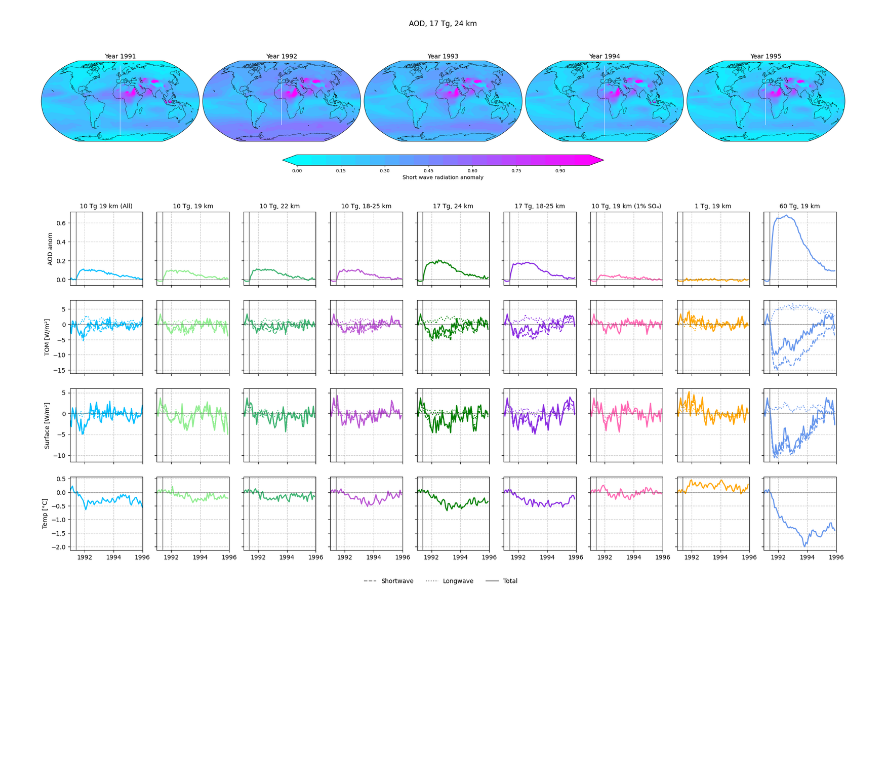
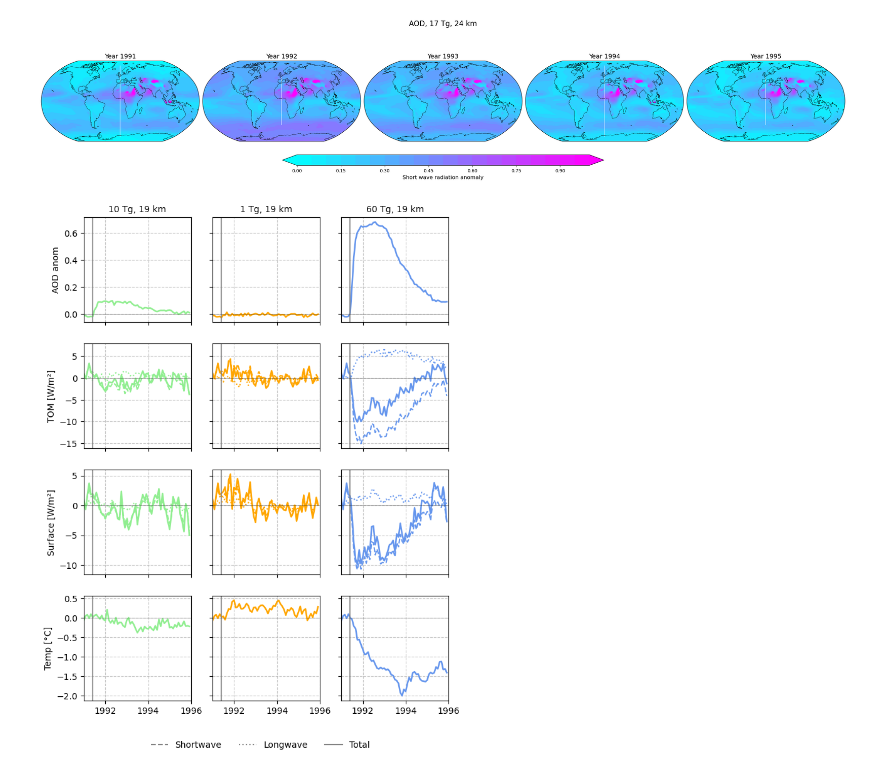
Before and after one commit to EliHHogemo/master_thesis, a Jupyter notebook: temp_rad_aod_check.ipynb, the cells around one changed output. Drawn from its saved outputs; the diff is of its cells as text; code cells hidden in the pictures; blank space fills up the shorter version.

Commit message:
Basically all plots done, i guess there will be more adjustments, but this is good for now i hope.

```diff
--- a/temp_rad_aod_check.ipynb
+++ b/temp_rad_aod_check.ipynb
@@ -706,13 +704,13 @@ total_surf_1pr = (netswsurf_1pr + netlwsurf_1pr).groupby("time.month") - baselin
 total_surf_60tg = (netswsurf_60tg + netlwsurf_60tg).groupby("time.month") - baseline_total
 # %%
 experiments = [
-    (aod_anom, netswtom_anom, netlwtom_anom, total_tom_19, netswsurf_anom, netlwsurf_anom, total_surf_19, temp_19_anom, "deepskyblue", "10 Tg 19 km (All)"),
+   # (aod_anom, netswtom_anom, netlwtom_anom, total_tom_19, netswsurf_anom, netlwsurf_anom, total_surf_19, temp_19_anom, "deepskyblue", "10 Tg 19 km (All)"),
     (aod_anom_19_c, netswtom_19_c_anom, netlwtom_19_c_anom, total_tom_19_c, netswsurf_19_c_anom, netlwsurf_19_c_anom, total_surf_19_c, t_anom_19_c, "lightgreen", "10 Tg, 19 km"),
-    (aod_anom_22,netswtom_22_anom, netlwtom_22_anom, total_tom_22,  netswsurf_22_anom, netlwsurf_22_anom, total_surf_22, t_anom_22, "mediumseagreen", "10 Tg, 22 km"),
-    (aod_anom_1825,netswtom_1825_anom, netlwtom_1825_anom, total_tom_1825, netswsurf_1825_anom, netlwsurf_1825_anom, total_surf_1825, t_anom_1825, "mediumorchid", "10 Tg, 18-25 km"),
-    (aod_anom_24,netswtom_24_anom, netlwtom_24_anom, total_tom_24, netswsurf_24_anom, netlwsurf_24_anom, total_surf_24, t_anom_24, "green", "17 Tg, 24 km"),
-    (aod_anom_1825_17tg,netswtom_1825_17tg_anom, netlwtom_1825_17tg_anom, total_tom_1825_17tg, netswsurf_1825_17tg_anom, netlwsurf_1825_17tg_anom, total_surf_1825_17tg, t_anom_1825_17tg, "blueviolet", "17 Tg, 18-25 km"),
-    (aod_anom_1pr,netswtom_1pr_anom, netlwtom_1pr_anom, total_tom_1pr, netswsurf_1pr_anom, netlwsurf_1pr_anom, total_surf_1pr, t_anom_1pr, "hotpink", "10 Tg, 19 km (1% SO₄)"),
+   # (aod_anom_22,netswtom_22_anom, netlwtom_22_anom, total_tom_22,  netswsurf_22_anom, netlwsurf_22_anom, total_surf_22, t_anom_22, "mediumseagreen", "10 Tg, 22 km"),
+   # (aod_anom_1825,netswtom_1825_anom, netlwtom_1825_anom, total_tom_1825, netswsurf_1825_anom, netlwsurf_1825_anom, total_surf_1825, t_anom_1825, "mediumorchid", "10 Tg, 18-25 km"),
+   # (aod_anom_24,netswtom_24_anom, netlwtom_24_anom, total_tom_24, netswsurf_24_anom, netlwsurf_24_anom, total_surf_24, t_anom_24, "green", "17 Tg, 24 km"),
+   # (aod_anom_1825_17tg,netswtom_1825_17tg_anom, netlwtom_1825_17tg_anom, total_tom_1825_17tg, netswsurf_1825_17tg_anom, netlwsurf_1825_17tg_anom, total_surf_1825_17tg, t_anom_1825_17tg, "blueviolet", "17 Tg, 18-25 km"),
+   # (aod_anom_1pr,netswtom_1pr_anom, netlwtom_1pr_anom, total_tom_1pr, netswsurf_1pr_anom, netlwsurf_1pr_anom, total_surf_1pr, t_anom_1pr, "hotpink", "10 Tg, 19 km (1% SO₄)"),
     (aod_anom_1tg,netswtom_1tg_anom, netlwtom_1tg_anom, total_tom_1tg, netswsurf_1tg_anom, netlwsurf_1tg_anom, total_surf_1tg, t_anom_1tg, "orange", "1 Tg, 19 km"),
     (aod_anom_60tg,netswtom_60tg_anom, netlwtom_60tg_anom, total_tom_60tg, netswsurf_60tg_anom, netlwsurf_60tg_anom, total_surf_60tg, t_anom_60tg, "cornflowerblue", "60 Tg, 19 km")
 ]
@@ -745,34 +743,34 @@ for i, (aod, sw_t, lw_t, tot_t, sw_s, lw_s, tot_s, tmp, color, name) in enumerat
     sw_s.plot(ax=ax_surf, color=color, ls="--")
     lw_s.plot(ax=ax_surf, color=color, ls=":")
     tot_s.plot(ax=ax_surf, color=color, ls="-", lw=1.8)
     ax_surf.set_title("")
 
     ax_temp = axes[3, i]
     tmp.plot(ax=ax_temp, color=color, lw=1.8)
     ax_temp.set_title("")
 
     for ax in [ax_aod, ax_tom, ax_surf, ax_temp]:
         ax.grid(True, linestyle='--', alpha=0.7)
         ax.axvline(x=eruption_date, color="gray", linestyle="-", lw=1.5, alpha=0.8)
 
         ax.axhline(0, color="black", lw=0.6, alpha=0.4)
         ax.set_xlabel("")
         ax.set_ylabel("")
         ax.set_xlim(start_date, end_date)
 axes[0, 0].set_ylabel("AOD anom", fontsize=10)
 axes[1, 0].set_ylabel("TOM [W/m²]", fontsize=10)
 axes[2, 0].set_ylabel("Surface [W/m²]", fontsize=10)
 axes[3, 0].set_ylabel("Temp [°C]", fontsize=10)
 
 custom_lines = [Line2D([0], [0], color='gray', ls='--'),
                 Line2D([0], [0], color='gray', ls=':'),
                 Line2D([0], [0], color='gray', ls='-')]
 fig.legend(custom_lines, ['Shortwave', 'Longwave', 'Total'],
            loc='lower center', ncol=3, frameon=False, bbox_to_anchor=(0.5, 0.02))
 
 plt.show()
 # %% [output]
-[figure, old version]
+[figure, new version]
 # %%
 t_19 = xr.open_dataset("/nird/datapeak/NS1004K/elihho/output_pinatubo/NHIST_tropstratchem_f09_tn14_20250917_1975_2014/TS_h0_1975-2014.nc")
 shifted_time_19 = np.array([shift_one_month_back(t) for t in t_19['time'].values])
```
Also changed, not shown: parts of 2 cells of this notebook, 8 other files.
